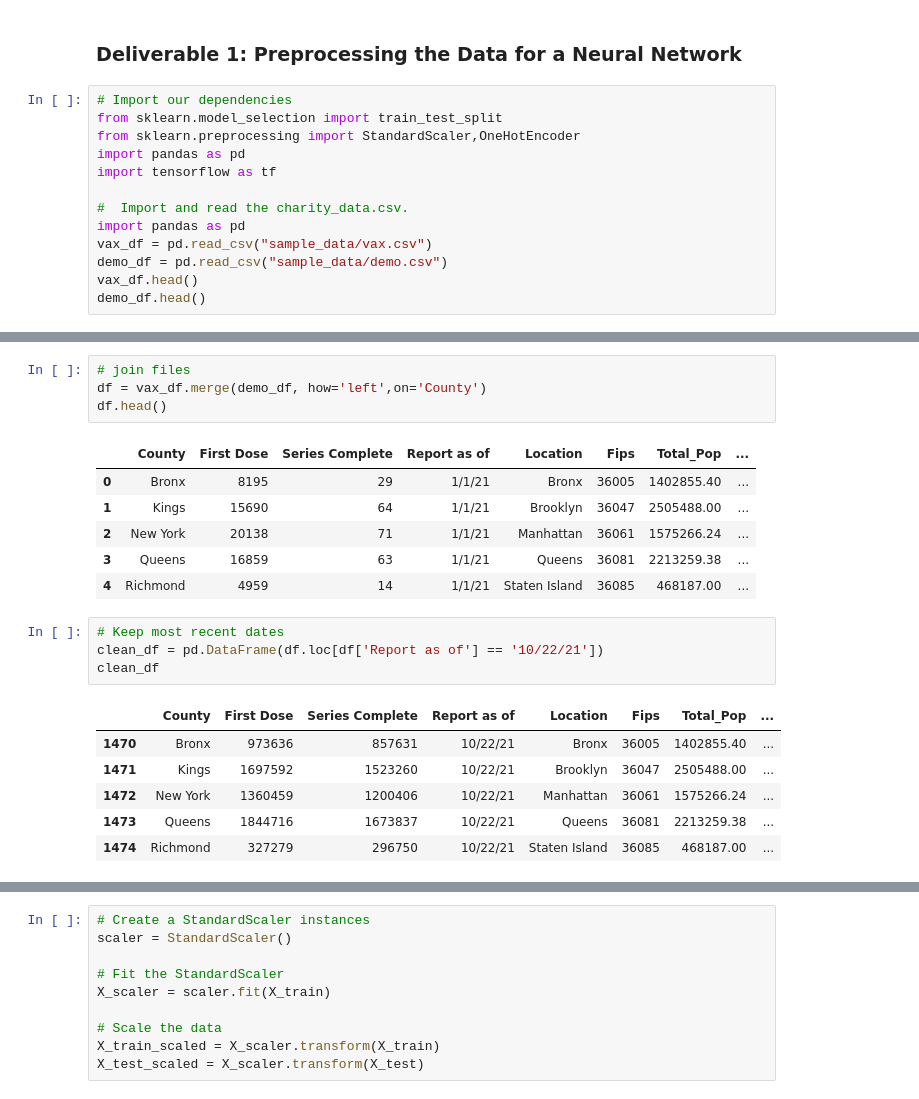
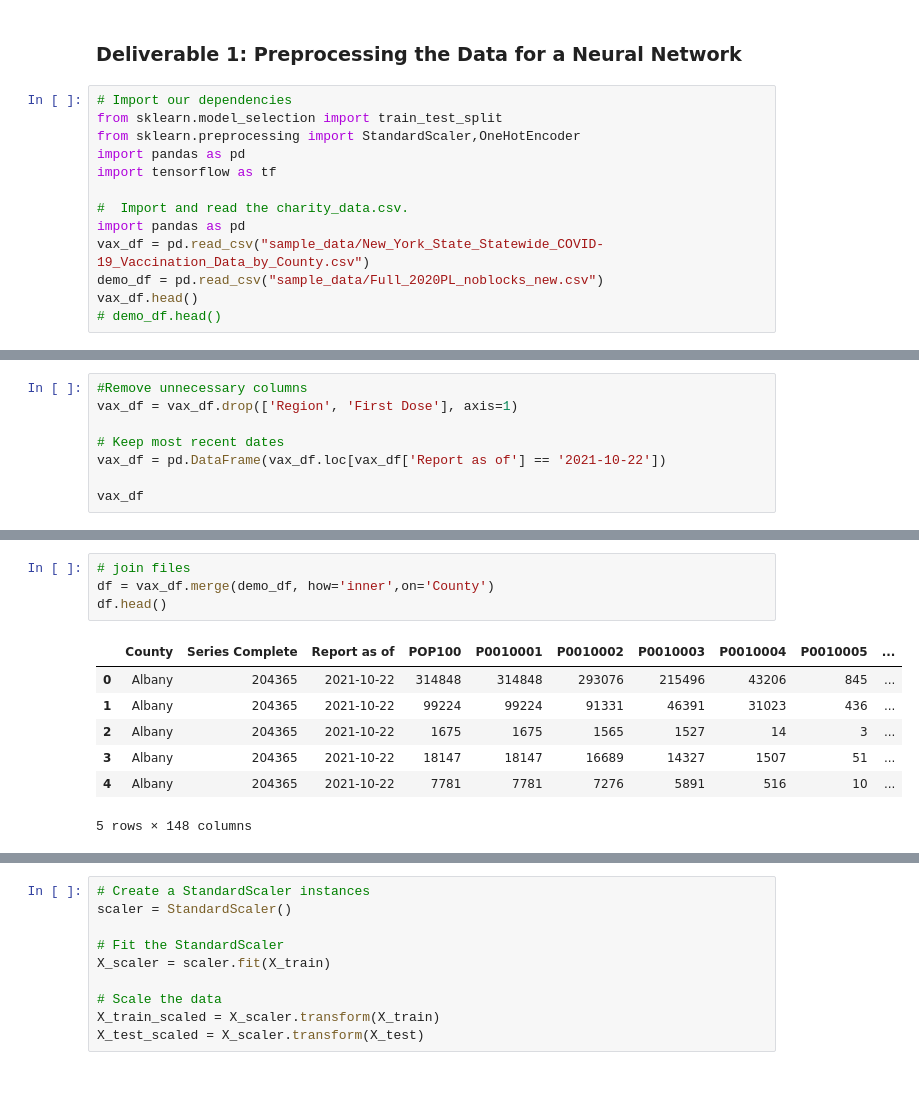
Before and after one commit to Anoobis5/COVID_GeoJSON_FinalProject, a Jupyter notebook: COVID_Vax_Prediction.ipynb, the cells around one changed output, grey strips where cells are left out. Saved outputs shown, nothing was run; the diff lists cells and outputs as text.

```diff
--- a/COVID_Vax_Prediction.ipynb
+++ b/COVID_Vax_Prediction.ipynb
@@ -9,8 +9,8 @@ import tensorflow as tf
 
 #  Import and read the charity_data.csv.
 import pandas as pd
-vax_df = pd.read_csv("sample_data/vax.csv")
-demo_df = pd.read_csv("sample_data/demo.csv")
+vax_df = pd.read_csv("sample_data/New_York_State_Statewide_COVID-19_Vaccination_Data_by_County.csv")
+demo_df = pd.read_csv("sample_data/Full_2020PL_noblocks_new.csv")
 vax_df.head()
-demo_df.head()
+# demo_df.head()
 # %% [output]
@@ -22,0 +50,8 @@ demo_df.head()
+# %%
+#Remove unnecessary columns
+vax_df = vax_df.drop(['Region', 'First Dose'], axis=1)
+
+# Keep most recent dates
+vax_df = pd.DataFrame(vax_df.loc[vax_df['Report as of'] == '2021-10-22'])
+
+vax_df
@@ -23,22 +72,12 @@ demo_df.head()
 # %%
 # join files
-df = vax_df.merge(demo_df, how='left',on='County')
+df = vax_df.merge(demo_df, how='inner',on='County')
 df.head()
 # %% [output]
-|  | County | First Dose | Series Complete | Report as of | Location | Fips | Total_Pop | ... |
-| 0 | Bronx | 8195 | 29 | 1/1/21 | Bronx | 36005 | 1402855.40 | ... |
-| 1 | Kings | 15690 | 64 | 1/1/21 | Brooklyn | 36047 | 2505488.00 | ... |
-| 2 | New York | 20138 | 71 | 1/1/21 | Manhattan | 36061 | 1575266.24 | ... |
-| 3 | Queens | 16859 | 63 | 1/1/21 | Queens | 36081 | 2213259.38 | ... |
-| 4 | Richmond | 4959 | 14 | 1/1/21 | Staten Island | 36085 | 468187.00 | ... |
+|  | County | Series Complete | Report as of | POP100 | P0010001 | P0010002 | P0010003 | P0010004 | P0010005 | ... |
+| 0 | Albany | 204365 | 2021-10-22 | 314848 | 314848 | 293076 | 215496 | 43206 | 845 | ... |
+| 1 | Albany | 204365 | 2021-10-22 | 99224 | 99224 | 91331 | 46391 | 31023 | 436 | ... |
+| 2 | Albany | 204365 | 2021-10-22 | 1675 | 1675 | 1565 | 1527 | 14 | 3 | ... |
+| 3 | Albany | 204365 | 2021-10-22 | 18147 | 18147 | 16689 | 14327 | 1507 | 51 | ... |
+| 4 | Albany | 204365 | 2021-10-22 | 7781 | 7781 | 7276 | 5891 | 516 | 10 | ... |
+5 rows × 148 columns
-# %%
-# Keep most recent dates
-clean_df = pd.DataFrame(df.loc[df['Report as of'] == '10/22/21'])
-clean_df
-# %% [output]
-|  | County | First Dose | Series Complete | Report as of | Location | Fips | Total_Pop | ... |
-| 1470 | Bronx | 973636 | 857631 | 10/22/21 | Bronx | 36005 | 1402855.40 | ... |
-| 1471 | Kings | 1697592 | 1523260 | 10/22/21 | Brooklyn | 36047 | 2505488.00 | ... |
-| 1472 | New York | 1360459 | 1200406 | 10/22/21 | Manhattan | 36061 | 1575266.24 | ... |
-| 1473 | Queens | 1844716 | 1673837 | 10/22/21 | Queens | 36081 | 2213259.38 | ... |
-| 1474 | Richmond | 327279 | 296750 | 10/22/21 | Staten Island | 36085 | 468187.00 | ... |
```
Also changed, not shown: parts of 13 cells of this notebook, 4 other files.
